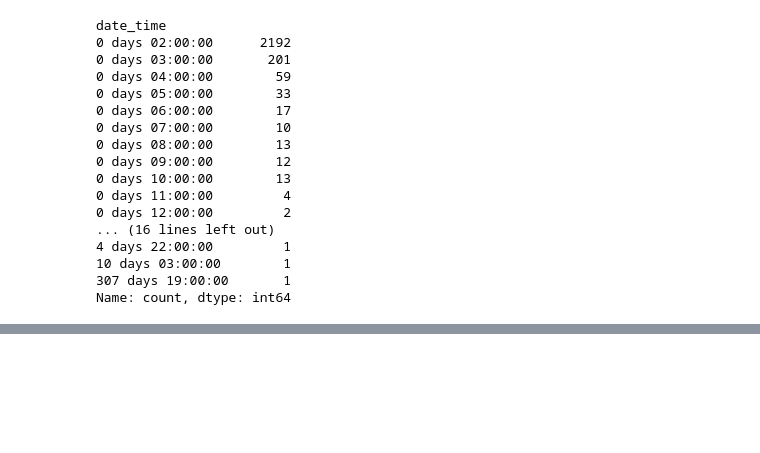
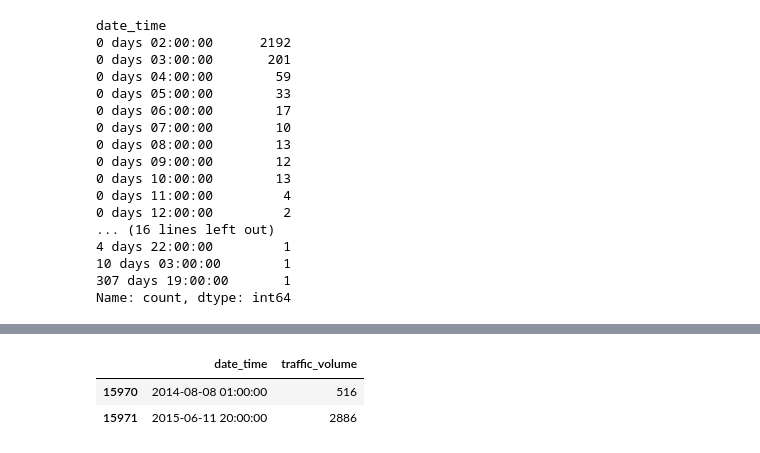
Before and after one commit to Arham-15/traffic-prediction-system, a Jupyter notebook: notebooks/01_data_exploration.ipynb, the cells around one changed output, grey strips where cells are left out. Cells and saved outputs as stored; diff of their text form; code cells hidden in the pictures; blank space fills up the shorter version.

```diff
--- a/notebooks/01_data_exploration.ipynb
+++ b/notebooks/01_data_exploration.ipynb
@@ -851,0 +860,6 @@ TypeError: unsupported operand type(s) for -: 'numpy.int64' and 'Timedelta'
+# %%
+previous_time = largest_gap_time - gaps.max()
+
+print("Previous observation:", previous_time)
+print("Next observation:", largest_gap_time)
+print("Gap:", gaps.max())
@@ -851,0 +870,8 @@ TypeError: unsupported operand type(s) for -: 'numpy.int64' and 'Timedelta'
+# %%
+df[
+    df['date_time'].isin([previous_time, largest_gap_time])
+][['date_time', 'traffic_volume']]
+# %% [output]
+|  | date_time | traffic_volume |
+| 15970 | 2014-08-08 01:00:00 | 516 |
+| 15971 | 2015-06-11 20:00:00 | 2886 |
```
Also changed, not shown: parts of 3 cells of this notebook.
